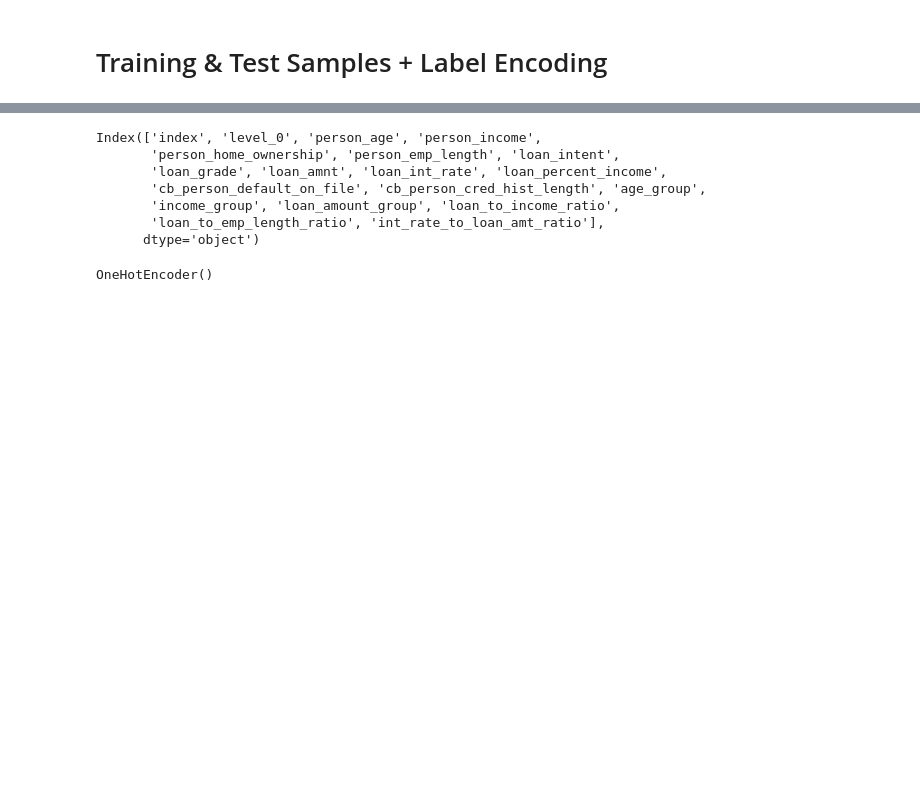
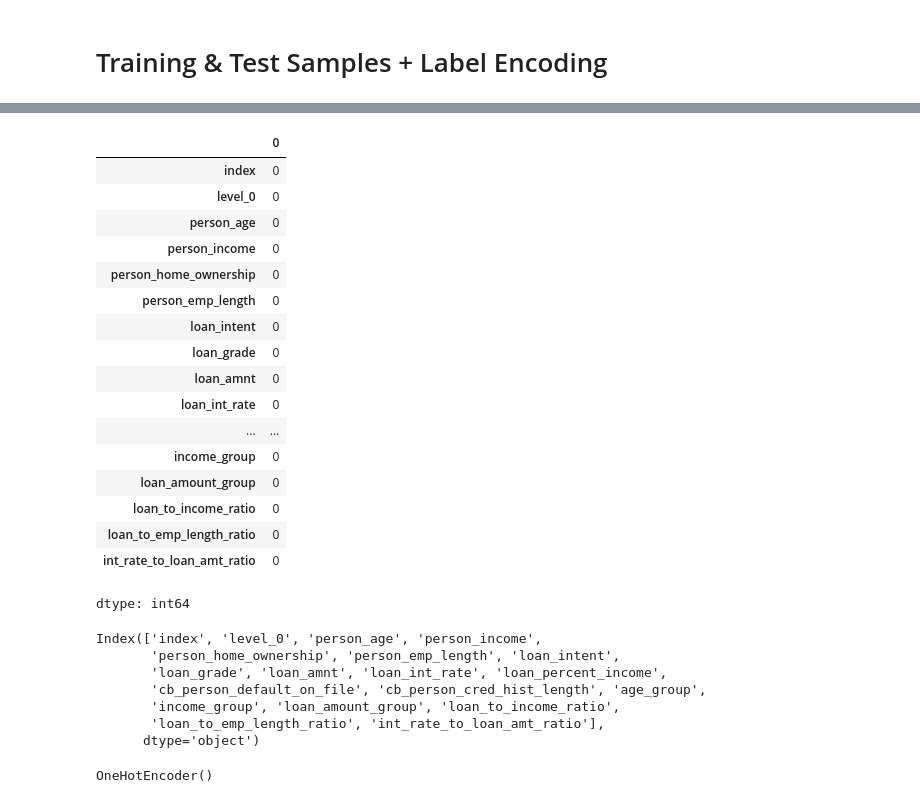
Before and after one commit to akgulhandan/MscThesis, a Jupyter notebook: MyThesis_v1.ipynb, the cells around one changed output, grey strips where cells are left out. Saved outputs shown, nothing was run; the diff lists cells and outputs as text; code cells hidden in the pictures; blank space fills up the shorter version.

```diff
--- a/MyThesis_v1.ipynb
+++ b/MyThesis_v1.ipynb
@@ -576,3 +616,25 @@ x_test.reset_index(inplace = True)
+# %%
+x_train.isnull().sum()
+### there are sum null values because we created some new columns like age_group
+# %% [output]
+|  | 0 |
+| index | 0 |
+| level_0 | 0 |
+| person_age | 0 |
+| person_income | 0 |
+| person_home_ownership | 0 |
+| person_emp_length | 0 |
+| loan_intent | 0 |
+| loan_grade | 0 |
+| loan_amnt | 0 |
+| loan_int_rate | 0 |
+| ... | ... |
+| income_group | 0 |
+| loan_amount_group | 0 |
+| loan_to_income_ratio | 0 |
+| loan_to_emp_length_ratio | 0 |
+| int_rate_to_loan_amt_ratio | 0 |
+dtype: int64
 # %%
 x_train.columns #check the column names of training samples
 # %% [output]
```
Also changed, not shown: parts of 30 cells of this notebook.
